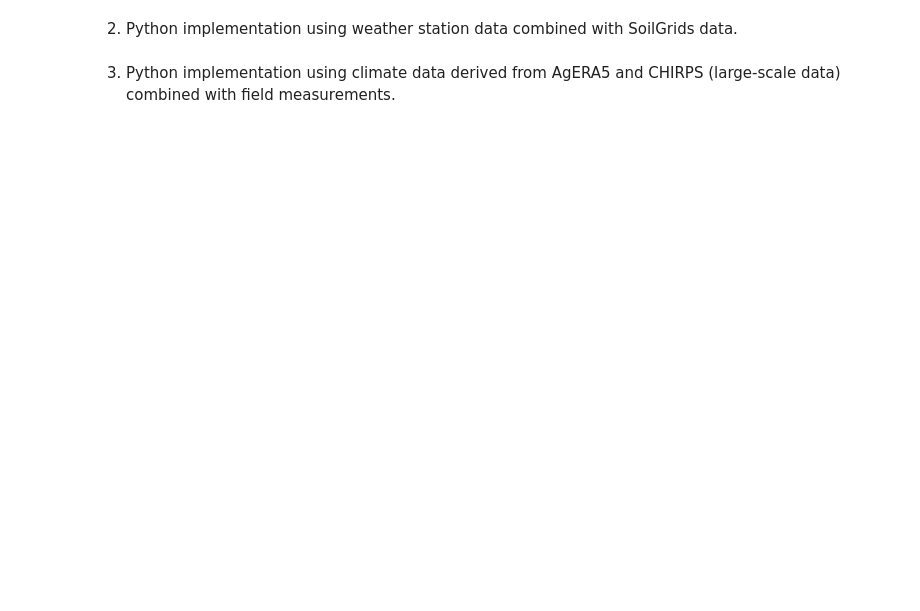
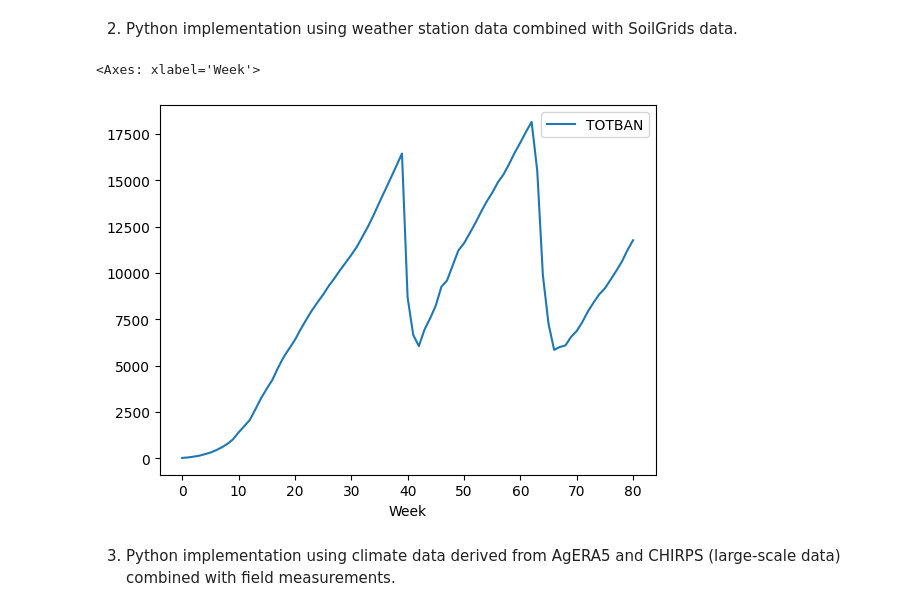
Before and after one commit to anaguilarar/WeatherSoilDataProcessor, a Jupyter notebook: google_colab_examples/banana_n_spatial_crop_simulation_pixel.ipynb, the cells around one changed output. Cells and saved outputs as stored; diff of their text form; code cells hidden in the pictures; blank space fills up the shorter version.

```diff
--- a/google_colab_examples/banana_n_spatial_crop_simulation_pixel.ipynb
+++ b/google_colab_examples/banana_n_spatial_crop_simulation_pixel.ipynb
@@ -220,19 +308,22 @@ dfcycle.plot('Week', 'TOTBAN')
 # %% [markdown]
 2. Python implementation using weather station data combined with SoilGrids data.
 # %%
-init_soil_parameters = soil_initial_conditions(cm_sp.model._enviroments['runs\\97110\\_106'])
+init_soil_parameters = soil_initial_conditions(cm_sp.model._enviroments['runs/97110/_106'])
 
-papersweather = pd.read_csv("bananan_guadalupe/weather_80_weeks.csv")
+papersweather = pd.read_csv("/content/bananan_guadalupe/weather_80_weeks.csv")
 papersweather = papersweather.to_dict(orient='records')
 
 
 
 model = BANANAField(nban=40, density= 1300, init_soil_parameters=init_soil_parameters)
 bananacycle = model.simulate(nb_weeks = nbweeks, weather_data = papersweather, ferti_schedule = ferti_mock)
 dfcycle = pd.DataFrame(bananacycle)
 
 dfcycle['TOTBAN'] = (dfcycle['Avg_Bioamass_g_mat'] / 1000) * densite
 dfcycle.plot('Week', 'TOTBAN')
+# %% [output]
+<Axes: xlabel='Week'>
+[figure, added]
 # %% [markdown]
 3. Python implementation using climate data derived from AgERA5 and CHIRPS (large-scale data) combined with field measurements.
 # %%
```
Also changed, not shown: parts of 25 cells of this notebook.
